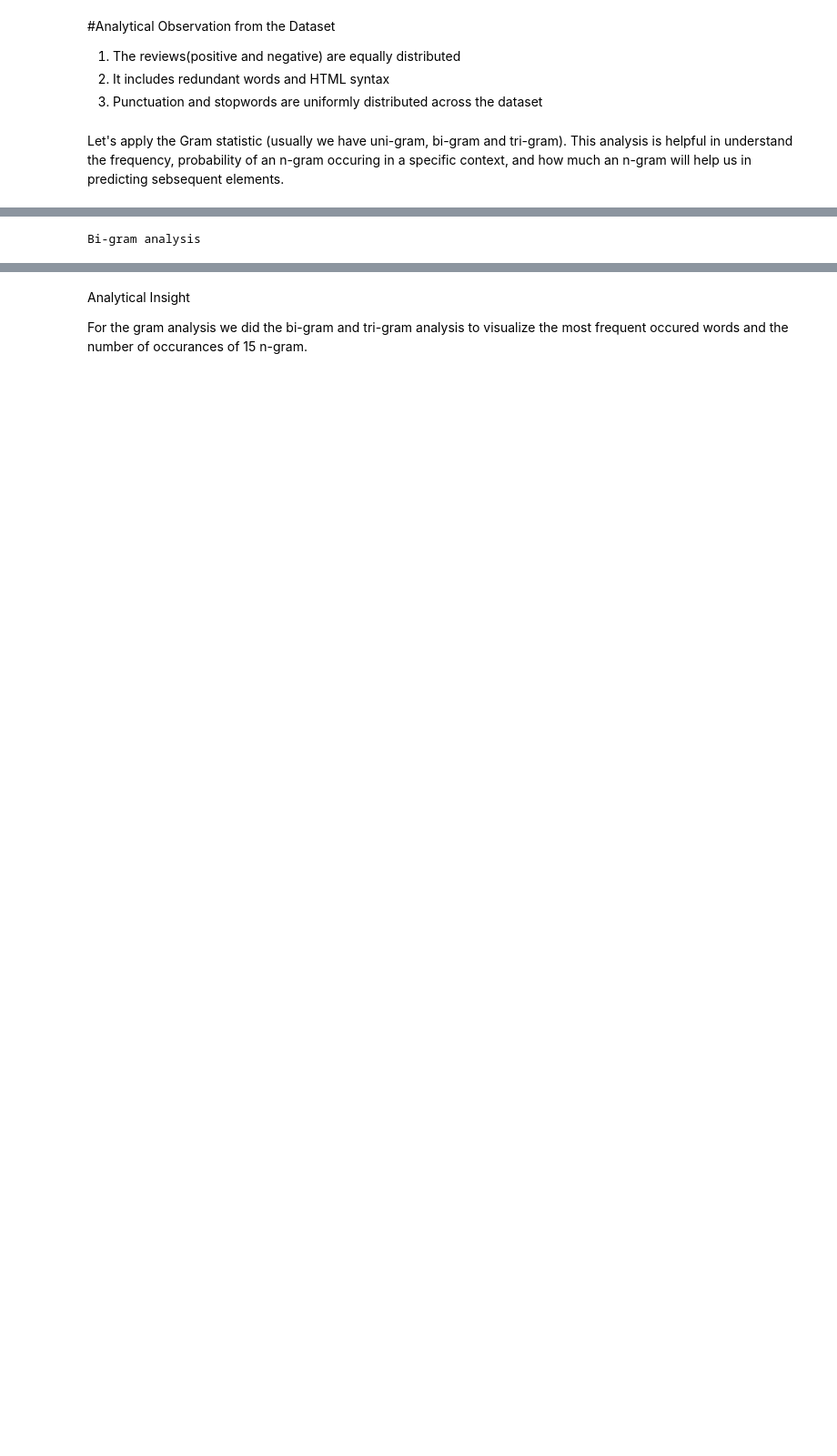
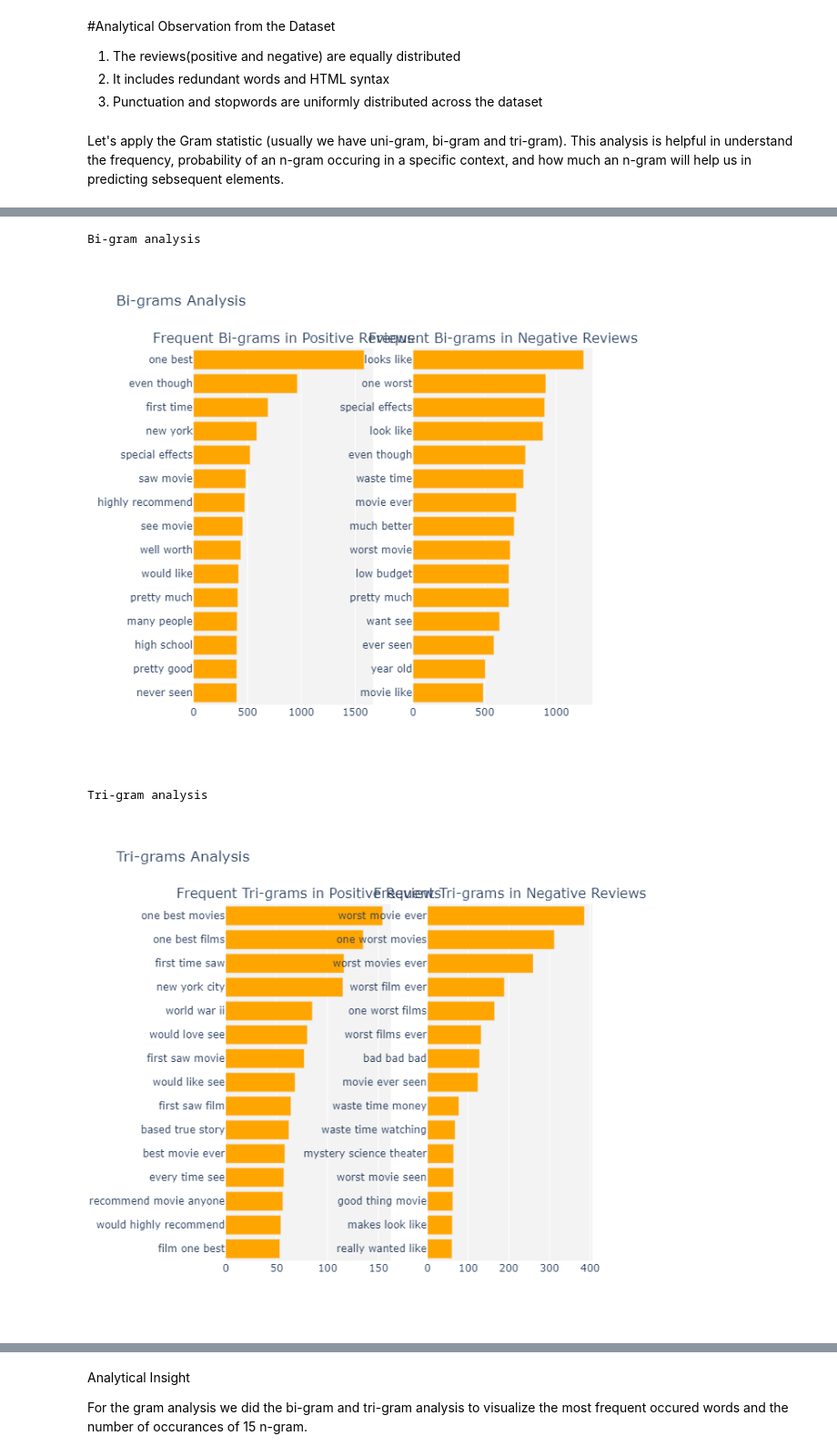
Before and after one commit to ifuu16/Movie_Sentiment_Analysis, a Jupyter notebook: data_preprocessing.ipynb, the cells around one changed output, grey strips where cells are left out. Shown at 91% size. Cells and saved outputs as stored; diff of their text form; code cells hidden in the pictures; blank space fills up the shorter version.

```diff
--- a/data_preprocessing.ipynb
+++ b/data_preprocessing.ipynb
@@ -224,0 +315,4 @@ Let's apply the Gram statistic (usually we have uni-gram, bi-gram and tri-gram).
+# %%
+cleaned_corpus = [preprocess_text(sentence) for sentence in positive_review['review']]
+
+cleaned_corpus[:10]
@@ -269,7 +374,7 @@ def plot_ngrams(freq_dict_positive, freq_dict_negative, ngram_type):
     trace_positive = create_horizontal_bar_chart(freq_dict_positive)
     trace_negative = create_horizontal_bar_chart(freq_dict_negative)
 
-    fig = make_subplots(rows=1, cols=2, subplot_titles=["Frequent {} in Positive Reviews".format(ngram_type),
+    fig = make_subplots(rows=1, cols=2, vertical_spacing=0.1, subplot_titles=["Frequent {} in Positive Reviews".format(ngram_type),
                                                         "Frequent {} in Negative Reviews".format(ngram_type)])
 
     fig.add_trace(trace_positive, row=1, col=1)
@@ -282,21 +389,26 @@ def plot_ngrams(freq_dict_positive, freq_dict_negative, ngram_type):
 # %%
+positive_review_words = cleaned_corpus
+
 
 bi_gram_limit = 15
 tri_gram_limit = 15
 penta_gram_limit = 15
 
 
 # Bi-gram analysis
 print("Bi-gram analysis")
 freq_positive_reviews_bi = create_ngram_frequency_dict(positive_review_word, 2, limit=bi_gram_limit)
 freq_negative_reviews_bi = create_ngram_frequency_dict(negative_review_word, 2, limit=bi_gram_limit)
 plot_ngrams(freq_positive_reviews_bi, freq_negative_reviews_bi, "Bi-grams")
 
 # Tri-gram analysis
 print("Tri-gram analysis")
 freq_positive_reviews_tri = create_ngram_frequency_dict(positive_review_word, 3, limit=tri_gram_limit)
 freq_negative_reviews_tri = create_ngram_frequency_dict(negative_review_word, 3, limit=tri_gram_limit)
 plot_ngrams(freq_positive_reviews_tri, freq_negative_reviews_tri, "Tri-grams")
 # %% [output]
 Bi-gram analysis
+[figure, added]
+Tri-gram analysis
+[figure, added]
 # %%
```
Also changed, not shown: parts of 8 cells of this notebook.
